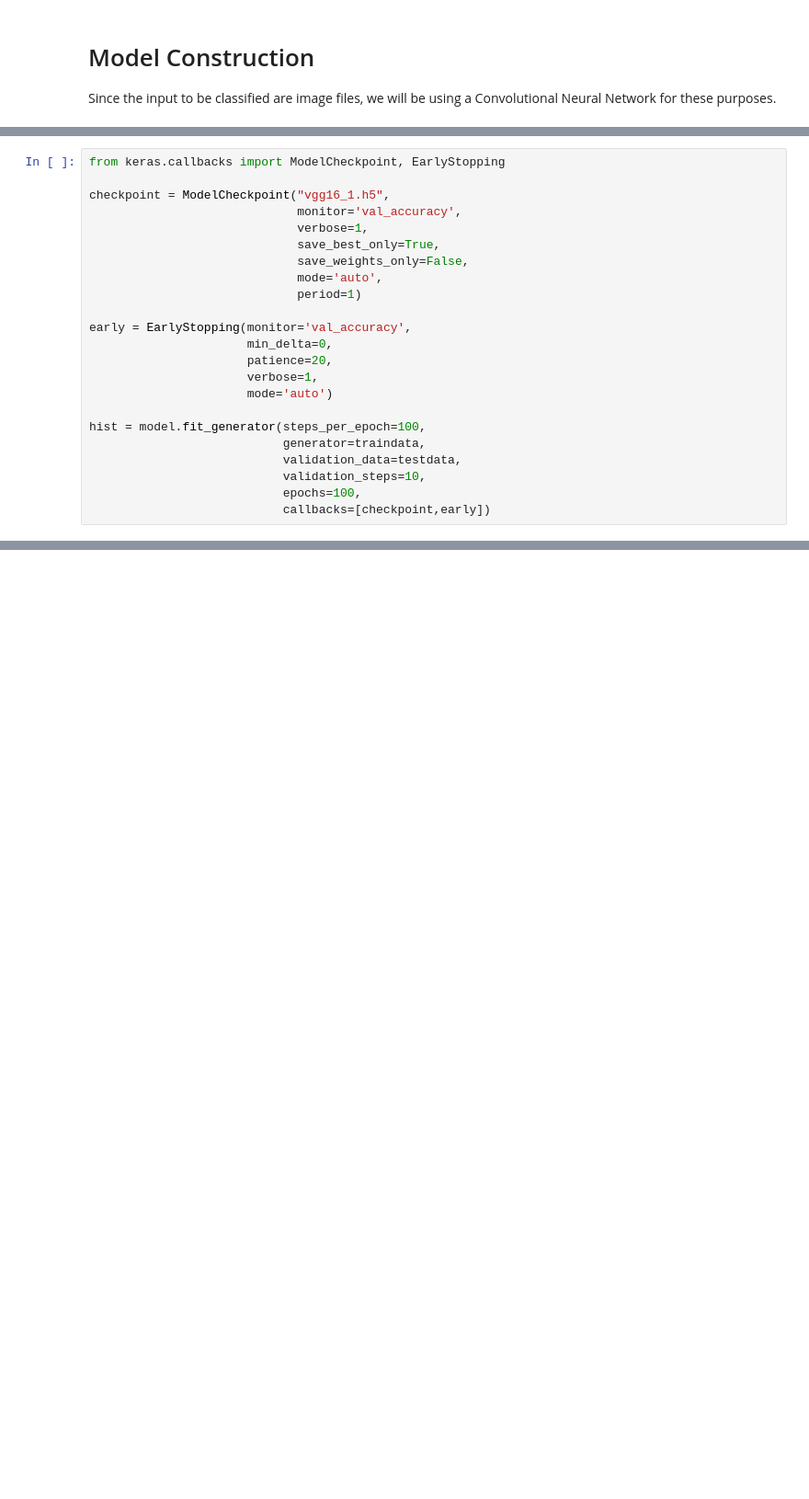
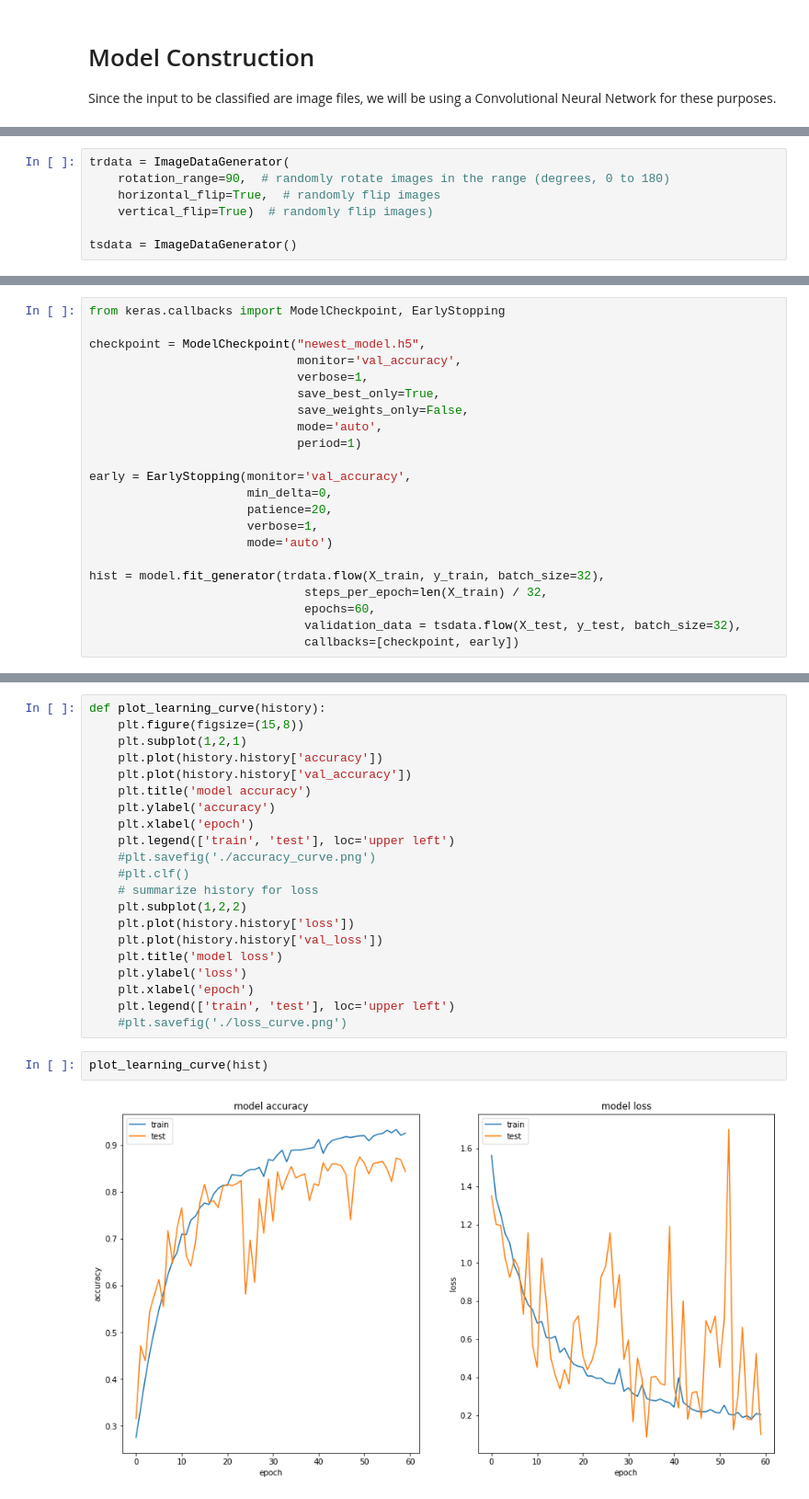
Before and after one commit to ADEnnaco/wbc-classification, a Jupyter notebook: CNN-notebook.ipynb, the cells around one changed output, grey strips where cells are left out. Shown at 92% size. Saved outputs shown, nothing was run; the diff lists cells and outputs as text; blank space fills up the shorter version.

```diff
--- a/CNN-notebook.ipynb
+++ b/CNN-notebook.ipynb
@@ -179,0 +118,7 @@ model.compile(loss=keras.losses.categorical_crossentropy,
+# %%
+trdata = ImageDataGenerator(
+    rotation_range=90,  # randomly rotate images in the range (degrees, 0 to 180)
+    horizontal_flip=True,  # randomly flip images
+    vertical_flip=True)  # randomly flip images)
+
+tsdata = ImageDataGenerator()
@@ -213,7 +163,7 @@ train_datagen = ImageDataGenerator(
 # %%
 from keras.callbacks import ModelCheckpoint, EarlyStopping
 
-checkpoint = ModelCheckpoint("vgg16_1.h5",
+checkpoint = ModelCheckpoint("newest_model.h5",
                              monitor='val_accuracy',
                              verbose=1,
                              save_best_only=True,
@@ -227,10 +177,9 @@ early = EarlyStopping(monitor='val_accuracy',
                       verbose=1,
                       mode='auto')
 
-hist = model.fit_generator(steps_per_epoch=100,
-                           generator=traindata,
-                           validation_data=testdata,
-                           validation_steps=10,
-                           epochs=100,
-                           callbacks=[checkpoint,early])
+hist = model.fit_generator(trdata.flow(X_train, y_train, batch_size=32),
+                              steps_per_epoch=len(X_train) / 32,
+                              epochs=60,
+                              validation_data = tsdata.flow(X_test, y_test, batch_size=32),
+                              callbacks=[checkpoint, early])
 # %% [output]
@@ -253,0 +203,25 @@ Epoch 00060: early stopping
+# %%
+def plot_learning_curve(history):
+    plt.figure(figsize=(15,8))
+    plt.subplot(1,2,1)
+    plt.plot(history.history['accuracy'])
+    plt.plot(history.history['val_accuracy'])
+    plt.title('model accuracy')
+    plt.ylabel('accuracy')
+    plt.xlabel('epoch')
+    plt.legend(['train', 'test'], loc='upper left')
+    #plt.savefig('./accuracy_curve.png')
+    #plt.clf()
+    # summarize history for loss
+    plt.subplot(1,2,2)
+    plt.plot(history.history['loss'])
+    plt.plot(history.history['val_loss'])
+    plt.title('model loss')
+    plt.ylabel('loss')
+    plt.xlabel('epoch')
+    plt.legend(['train', 'test'], loc='upper left')
+    #plt.savefig('./loss_curve.png')
+# %%
+plot_learning_curve(hist)
+# %% [output]
+[figure, added]
```
Also changed, not shown: parts of 13 cells of this notebook.
